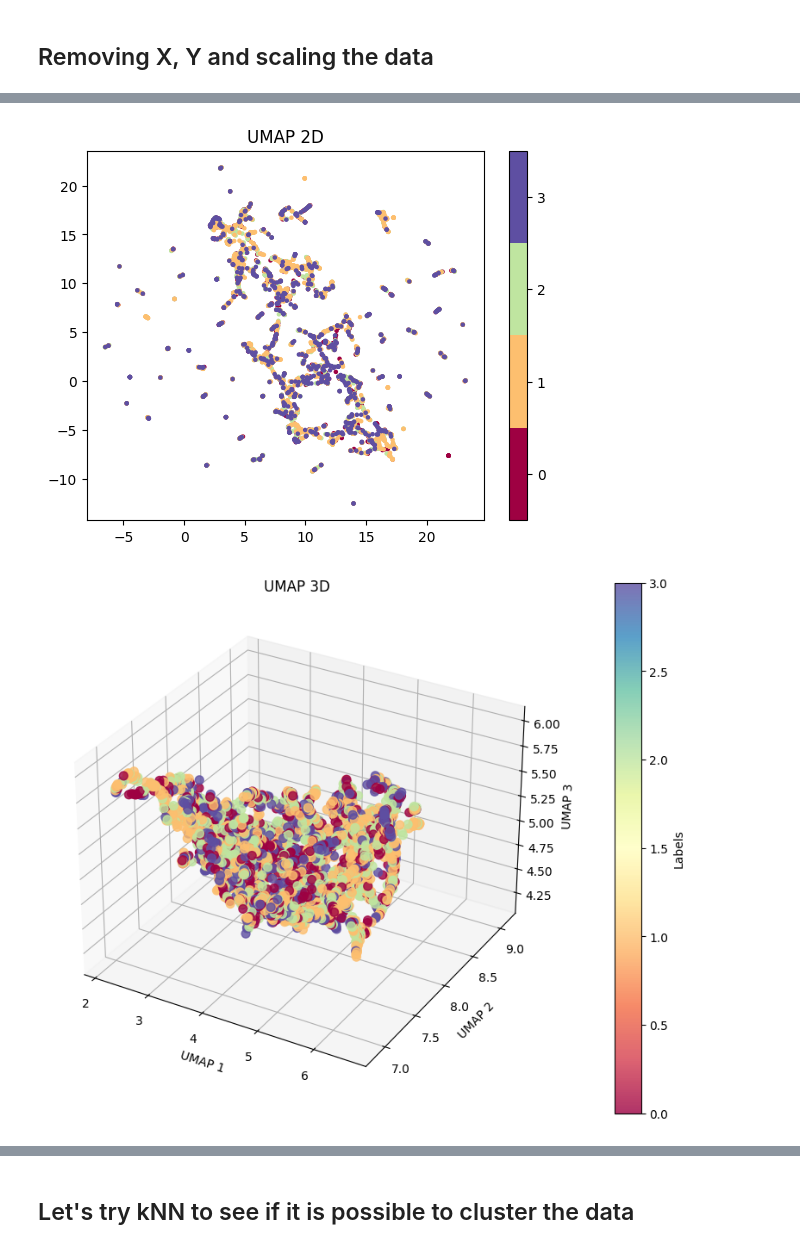
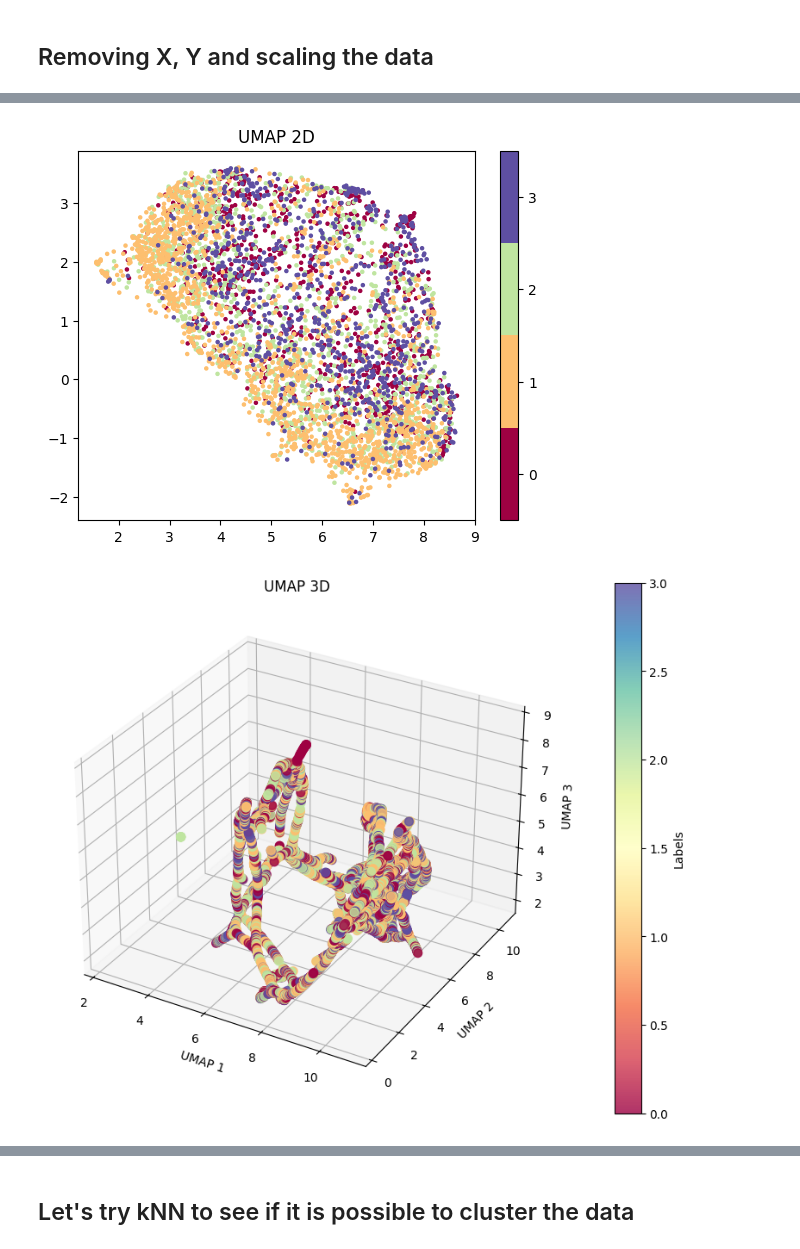
Before and after one commit to H-IAAC/sumo_data_synthesis, a Jupyter notebook: modelTraining.ipynb, the cells around one changed output, grey strips where cells are left out. Drawn from its saved outputs; the diff is of its cells as text; code cells hidden in the pictures.

```diff
--- a/modelTraining.ipynb
+++ b/modelTraining.ipynb
@@ -260,8 +286,8 @@ X_sliding.shape, y_sliding.shape
 # %%
-visualize_umap_2d(X_sliding, y_sliding, n_neighbors=5, min_dist=0.1, metric='euclidean')
+visualize_umap_2d(X_sliding, y_sliding, n_neighbors=500, min_dist=0.05, metric='euclidean')
 # %% [output]
-[figure, old version]
+[figure, new version]
 # %%
-visualize_umap_3d(X_sliding, y_sliding, n_neighbors=15, min_dist=0.1, metric='euclidean', title='UMAP 3D')
+visualize_umap_3d(X_sliding, y_sliding, n_neighbors=np.sqrt(len(X_sliding[0])), min_dist=0.1, metric='euclidean', title='UMAP 3D')
 # %% [output]
-[figure, old version]
+[figure, new version]
```
Also changed, not shown: parts of 28 cells of this notebook, 4 other files.
